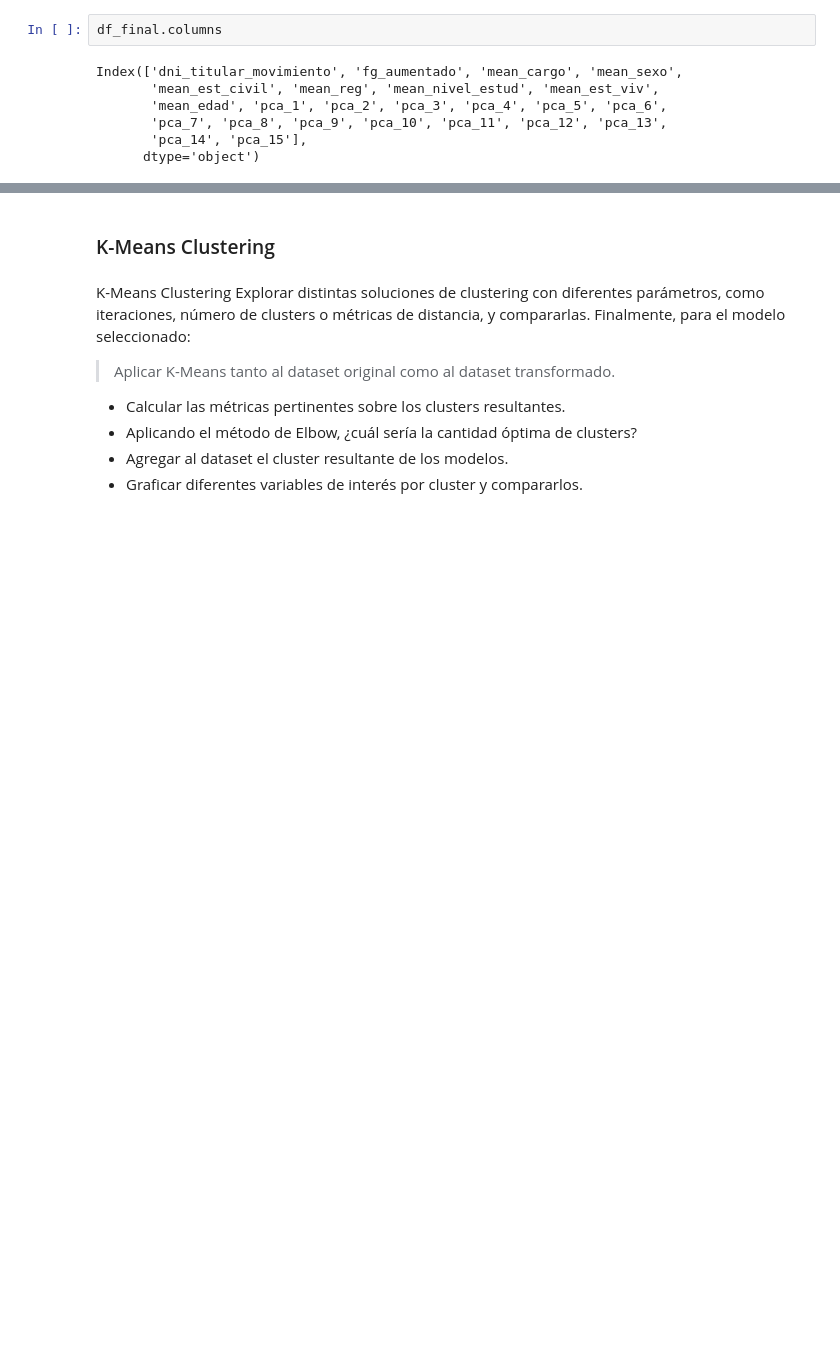
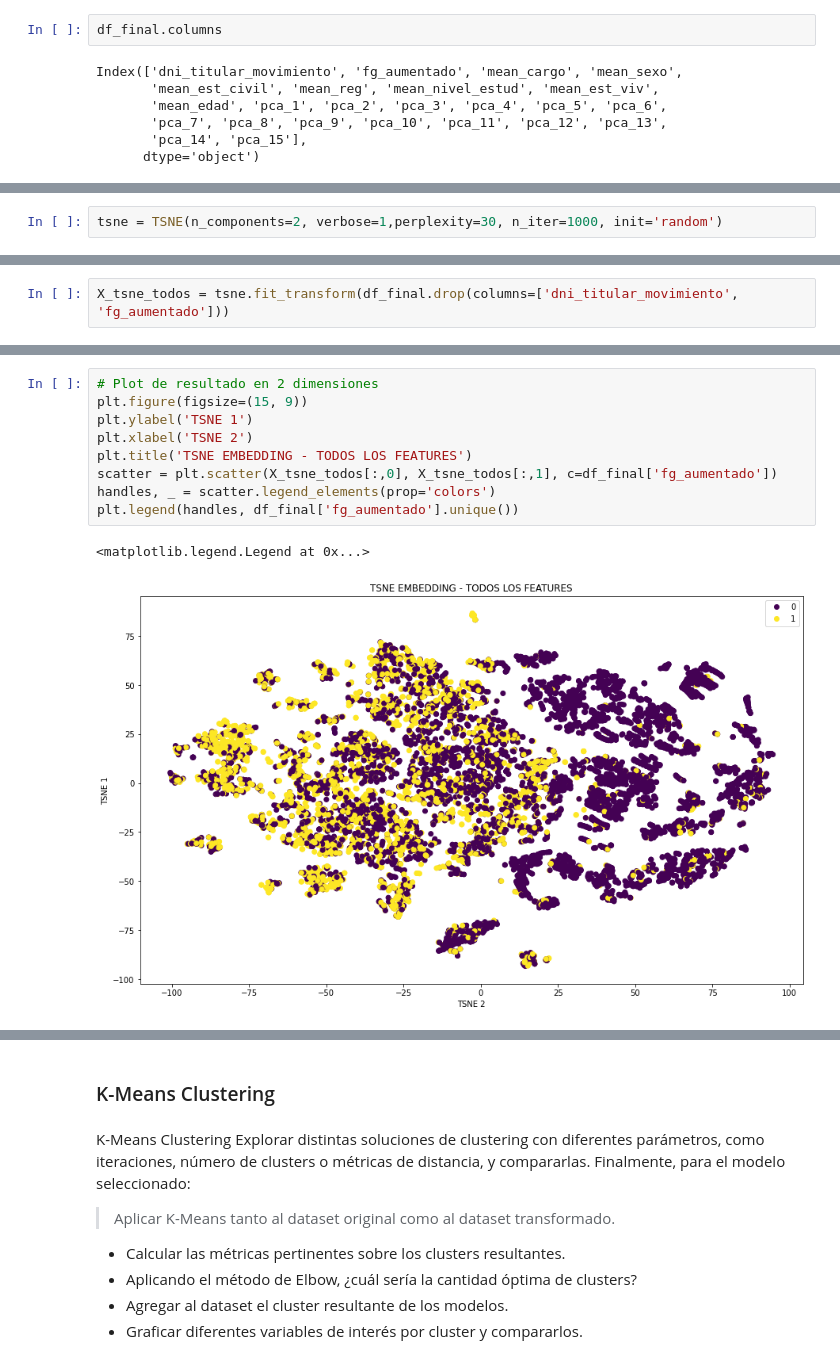
Before and after one commit to JIBarrionuevoGaltier/DiploDatos_2021_Mentoria_Grupo_2, a Jupyter notebook: notebooks_tp5/trabajo_practico_5_grupo2.ipynb, the cells around one changed output, grey strips where cells are left out. Drawn from its saved outputs; the diff is of its cells as text; blank space fills up the shorter version.

Commit message:
tsne embeddings con tuti, solo means, solo pca. texto mas o menos

```diff
--- a/notebooks_tp5/trabajo_practico_5_grupo2.ipynb
+++ b/notebooks_tp5/trabajo_practico_5_grupo2.ipynb
@@ -351,0 +282,2 @@ usando el monto y la fecha del monto de moviento.
+# %%
+tsne = TSNE(n_components=2, verbose=1,perplexity=30, n_iter=1000, init='random')
@@ -351,0 +286,2 @@ usando el monto y la fecha del monto de moviento.
+# %%
+X_tsne_todos = tsne.fit_transform(df_final.drop(columns=['dni_titular_movimiento', 'fg_aumentado']))
@@ -351,0 +306,12 @@ usando el monto y la fecha del monto de moviento.
+# %%
+# Plot de resultado en 2 dimensiones
+plt.figure(figsize=(15, 9))
+plt.ylabel('TSNE 1')
+plt.xlabel('TSNE 2')
+plt.title('TSNE EMBEDDING - TODOS LOS FEATURES')
+scatter = plt.scatter(X_tsne_todos[:,0], X_tsne_todos[:,1], c=df_final['fg_aumentado'])
+handles, _ = scatter.legend_elements(prop='colors')
+plt.legend(handles, df_final['fg_aumentado'].unique())
+# %% [output]
+<matplotlib.legend.Legend at 0x...>
+[figure, added]
```
Also changed, not shown: parts of 20 cells of this notebook.
